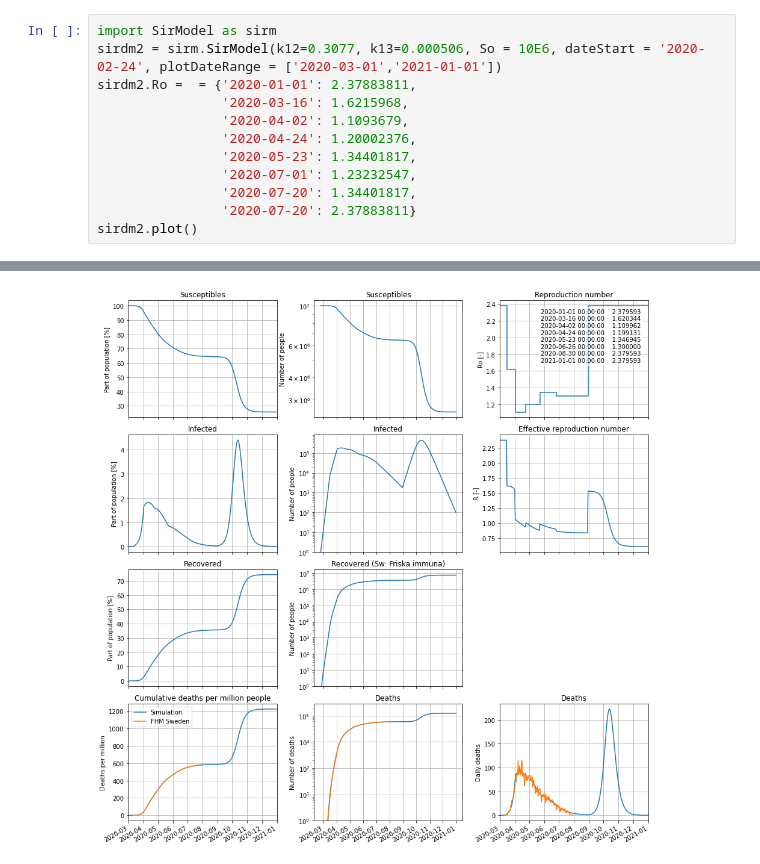
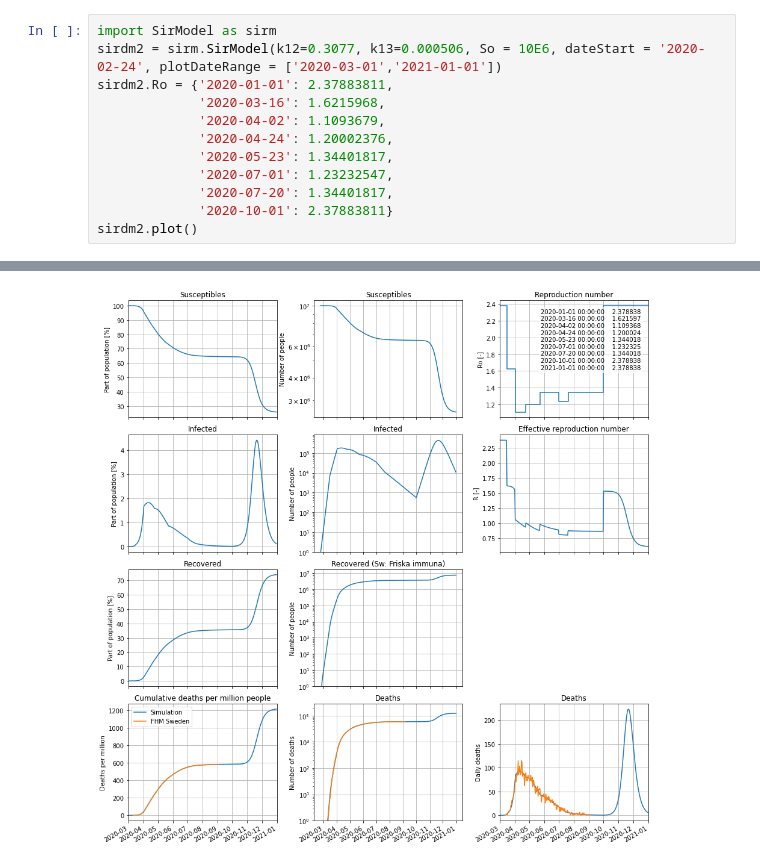
Before and after one commit to andersovelarsson/What-happens-with-covid19-in-the-future.-A-simulation, a Jupyter notebook: Covid19SirModelSim.ipynb, the cells around one changed output, grey strips where cells are left out. Saved outputs shown, nothing was run; the diff lists cells and outputs as text.

```diff
--- a/Covid19SirModelSim.ipynb
+++ b/Covid19SirModelSim.ipynb
@@ -23,13 +14,13 @@ Date 2020-08-30 00:00:00 Ro:  1.35
 # %%
 import SirModel as sirm
 sirdm2 = sirm.SirModel(k12=0.3077, k13=0.000506, So = 10E6, dateStart = '2020-02-24', plotDateRange = ['2020-03-01','2021-01-01'])
-sirdm2.Ro =  = {'2020-01-01': 2.37883811,
-                '2020-03-16': 1.6215968,
-                '2020-04-02': 1.1093679,
-                '2020-04-24': 1.20002376,
-                '2020-05-23': 1.34401817,
-                '2020-07-01': 1.23232547,
-                '2020-07-20': 1.34401817,
-                '2020-07-20': 2.37883811}
+sirdm2.Ro = {'2020-01-01': 2.37883811,
+             '2020-03-16': 1.6215968,
+             '2020-04-02': 1.1093679,
+             '2020-04-24': 1.20002376,
+             '2020-05-23': 1.34401817,
+             '2020-07-01': 1.23232547,
+             '2020-07-20': 1.34401817,
+             '2020-10-01': 2.37883811}
 sirdm2.plot()
 # %% [output]
@@ -45 +27 @@ Date 2020-08-30 00:00:00 Ro:  2.38
-[figure, old version]
+[figure, new version]
```
Also changed, not shown: parts of 2 cells of this notebook.
